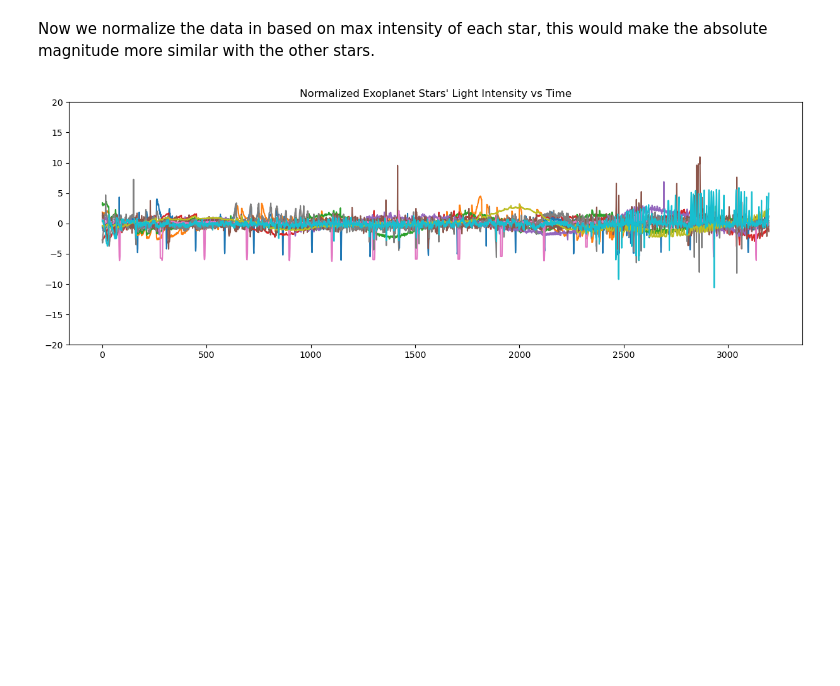
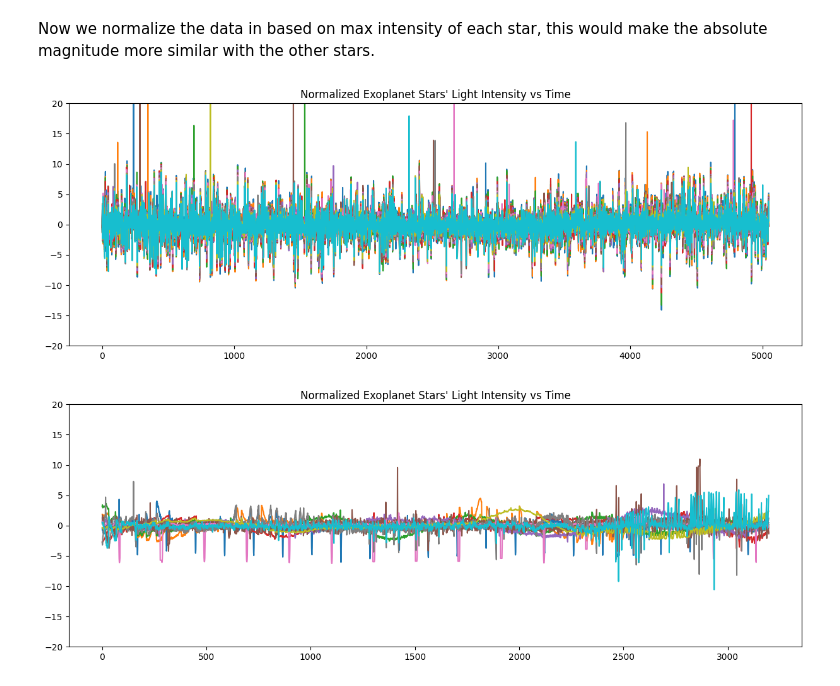
Before and after one commit to alken01/Exoplanet-Hunting, a Jupyter notebook: main.ipynb, the cells around one changed output. Saved outputs shown, nothing was run; the diff lists cells and outputs as text; code cells hidden in the pictures; blank space fills up the shorter version.

```diff
--- a/main.ipynb
+++ b/main.ipynb
@@ -174,6 +174,10 @@ second = pd.DataFrame(normalized_no_exo)
 second.insert(0,'LABEL',ones)
 
 normalized_whole = pd.concat([first,second],axis= 0)
+# %%
+plotTheData(normalized_whole,'Normalized Exoplanet Stars\' Light Intensity vs Time',20,0)
+# %% [output]
+[figure, added]
 # %%
 plotTheData(normalized_exo,'Normalized Exoplanet Stars\' Light Intensity vs Time',20,0)
 # %% [output]
```
Also changed, not shown: parts of 12 cells of this notebook.
